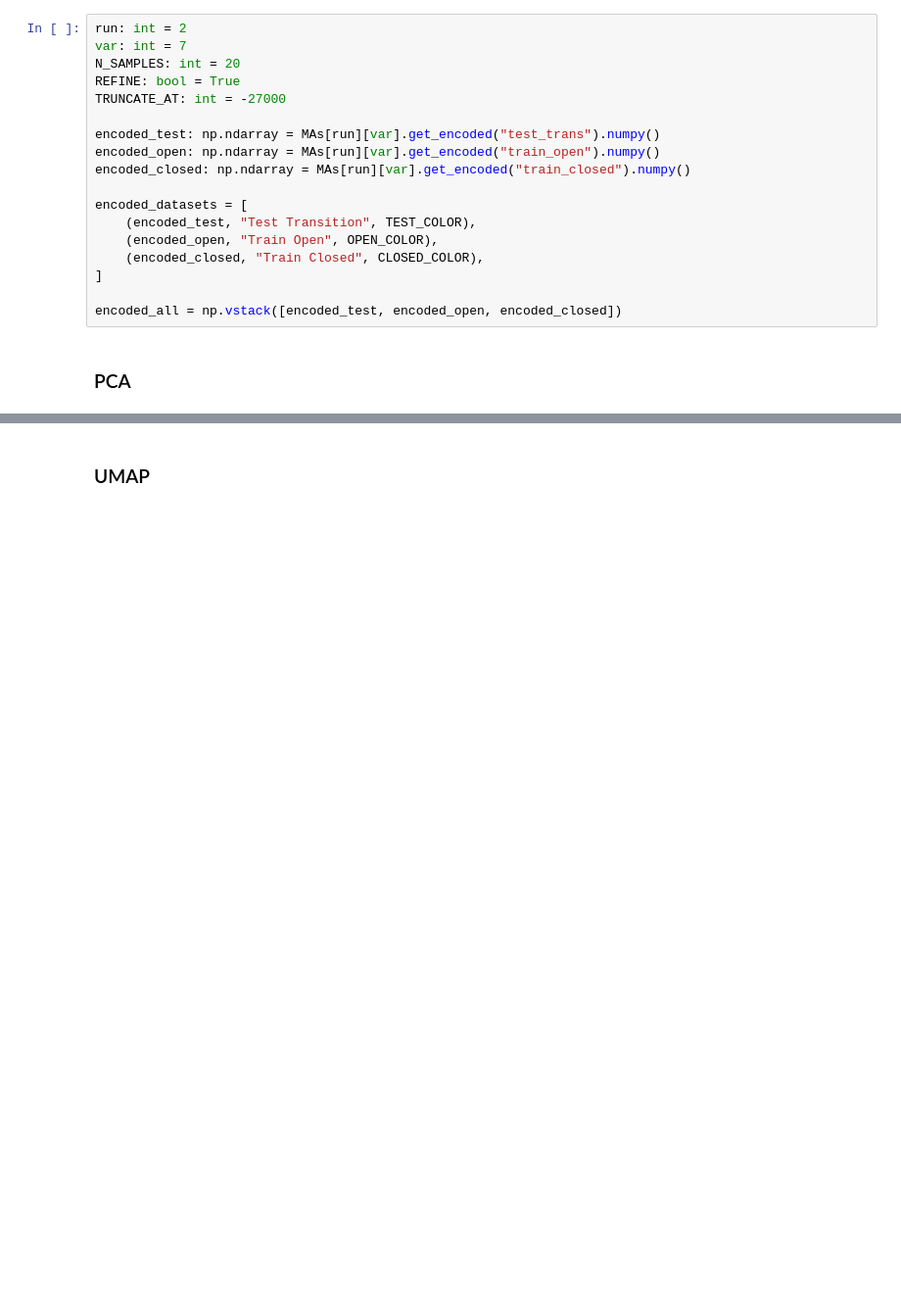
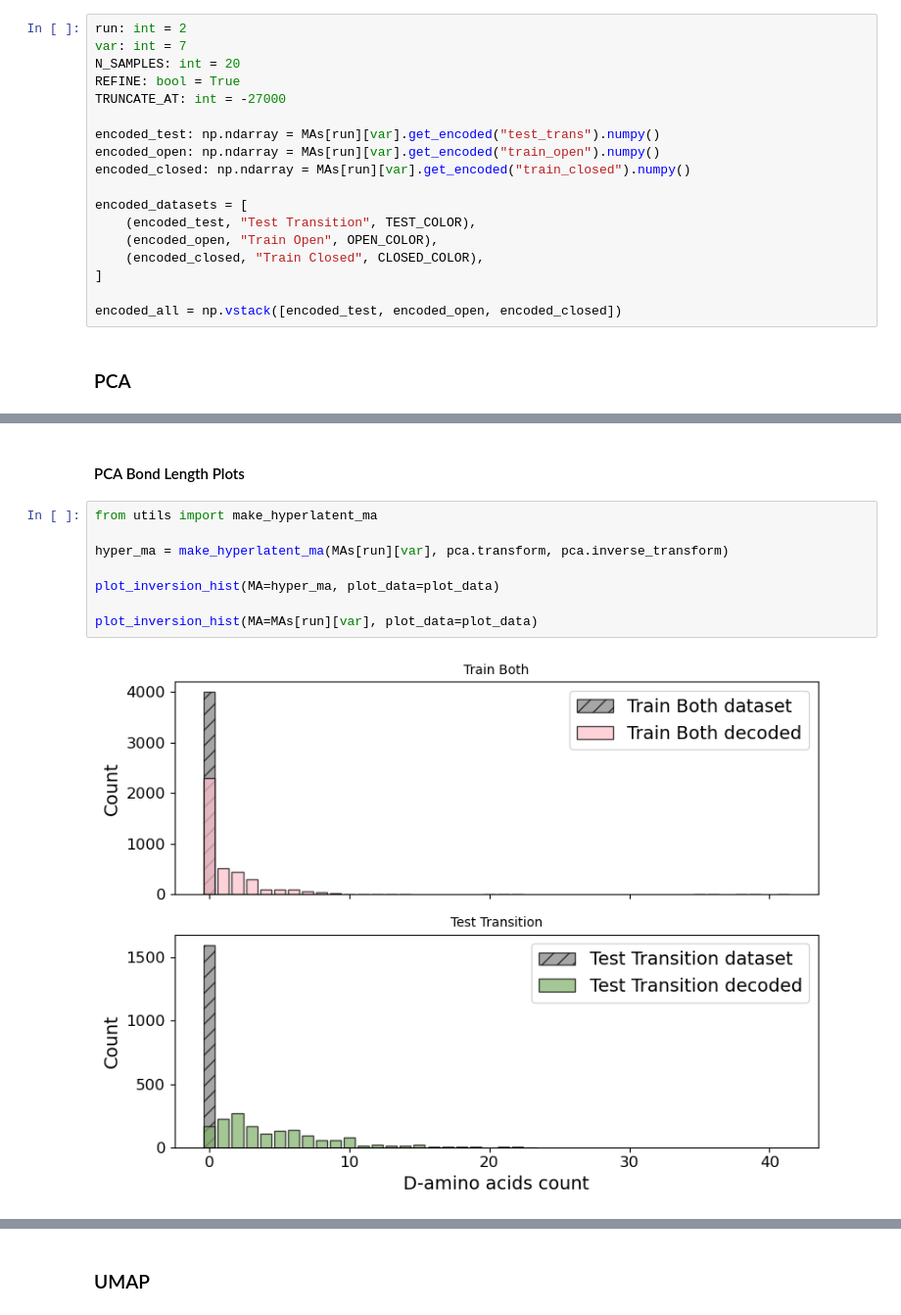
Before and after one commit to briandaniel14/molearn, a Jupyter notebook: analysis/cnn_multi_dim.ipynb, the cells around one changed output, grey strips where cells are left out. Shown at 98% size. Drawn from its saved outputs; the diff is of its cells as text; blank space fills up the shorter version.

Commit message:
hyperlatent ma and w.p.

```diff
--- a/analysis/cnn_multi_dim.ipynb
+++ b/analysis/cnn_multi_dim.ipynb
@@ -753,0 +815,12 @@ _ = plot_dope_mesh(
+# %% [markdown]
+#### PCA Bond Length Plots
+# %%
+from utils import make_hyperlatent_ma
+
+hyper_ma = make_hyperlatent_ma(MAs[run][var], pca.transform, pca.inverse_transform)
+
+plot_inversion_hist(MA=hyper_ma, plot_data=plot_data)
+
+plot_inversion_hist(MA=MAs[run][var], plot_data=plot_data)
+# %% [output]
+[figure, added]
```
Also changed, not shown: parts of 9 cells of this notebook, 6 other files.
